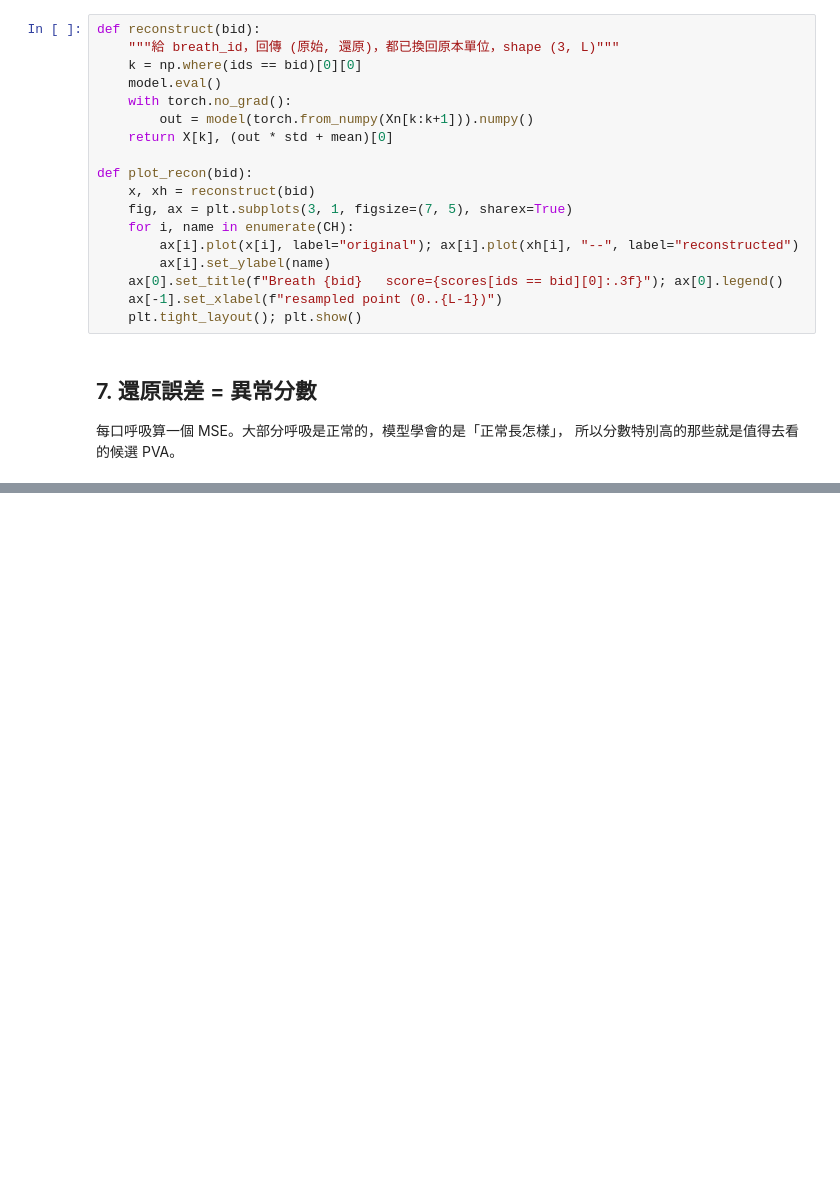
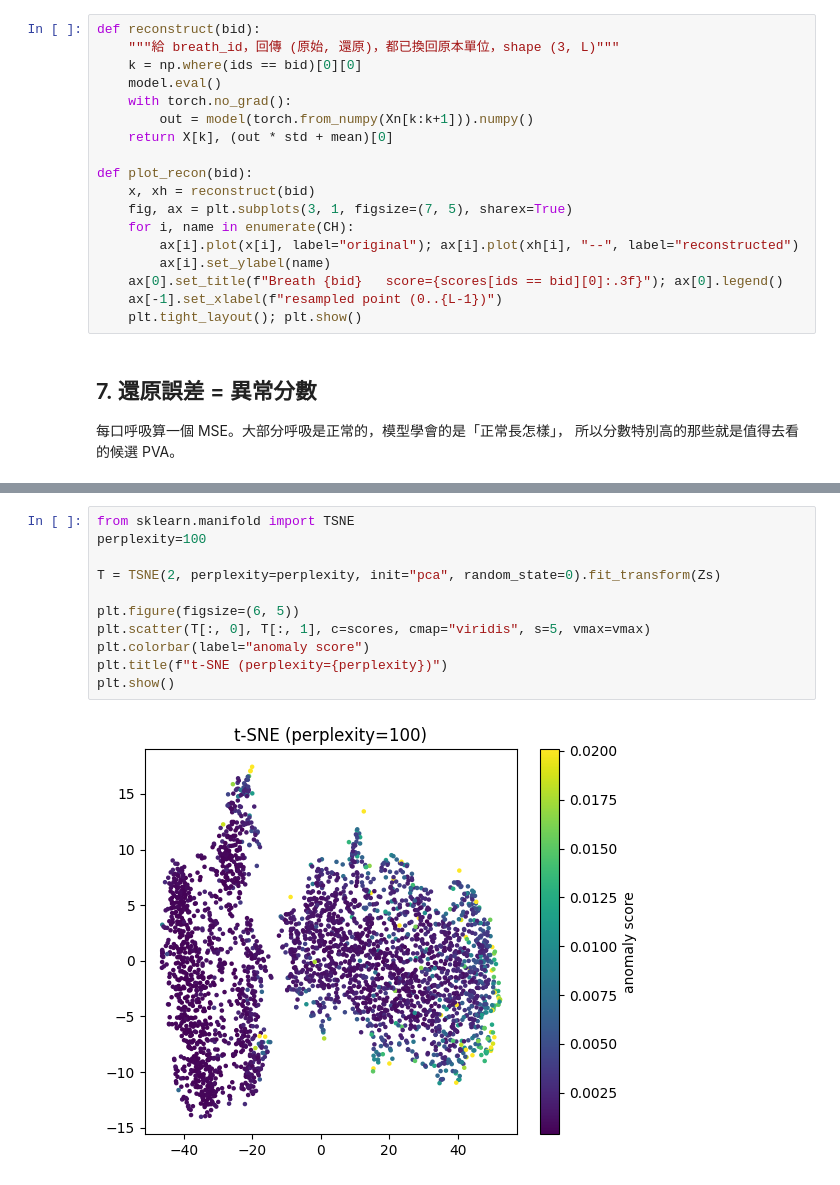
Before and after one commit to EasyBoy5566/pva_training, a Jupyter notebook: autoencoder.ipynb, the cells around one changed output, grey strips where cells are left out. Drawn from its saved outputs; the diff is of its cells as text; blank space fills up the shorter version.

```diff
--- a/autoencoder.ipynb
+++ b/autoencoder.ipynb
@@ -705,0 +551,13 @@ for bid in cluster_ids(c, 3):
+# %%
+from sklearn.manifold import TSNE
+perplexity=100
+
+T = TSNE(2, perplexity=perplexity, init="pca", random_state=0).fit_transform(Zs)
+
+plt.figure(figsize=(6, 5))
+plt.scatter(T[:, 0], T[:, 1], c=scores, cmap="viridis", s=5, vmax=vmax)
+plt.colorbar(label="anomaly score")
+plt.title(f"t-SNE (perplexity={perplexity})")
+plt.show()
+# %% [output]
+[figure, added]
```
Also changed, not shown: parts of 35 cells of this notebook, 1 other file.
